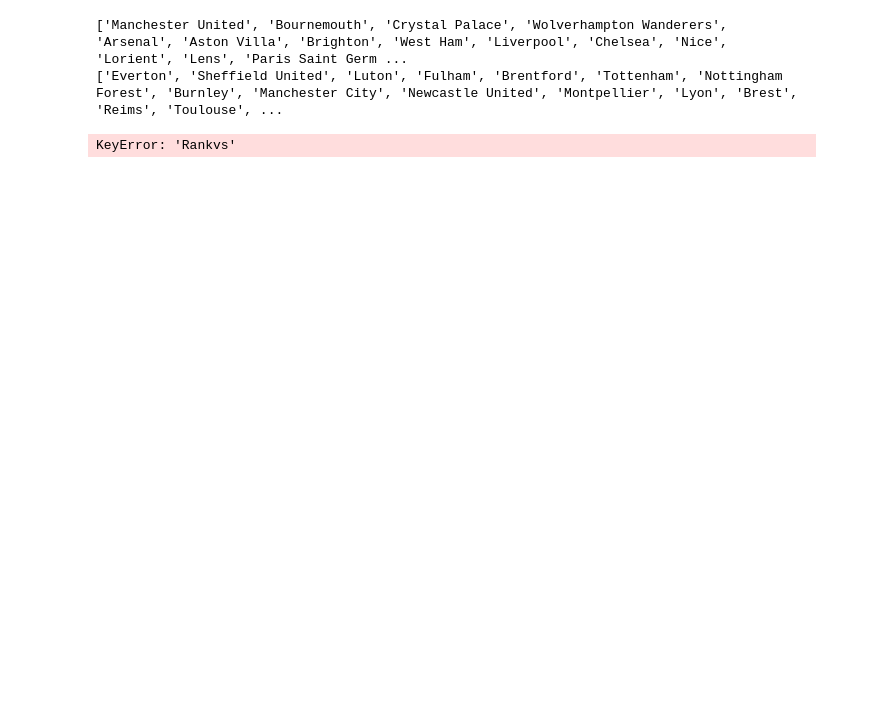
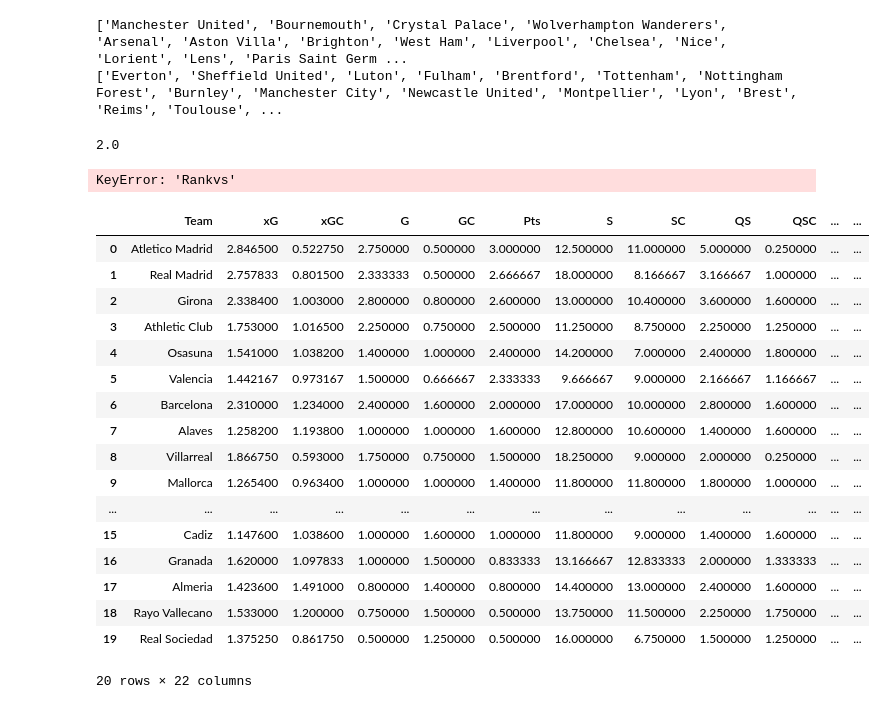
Before and after one commit to rpenn97/score_prediction_tool, a Jupyter notebook: Backend/scoresheet.ipynb, the cells around one changed output. Saved outputs shown, nothing was run; the diff lists cells and outputs as text; code cells hidden in the pictures; blank space fills up the shorter version.

Commit message:
rankvs in df

```diff
--- a/Backend/scoresheet.ipynb
+++ b/Backend/scoresheet.ipynb
@@ -310,9 +310,9 @@ def rank_decision():
         af = l10_table_a.loc[l10_table_a["Team"] == Away_Team]
         arec = table_a.loc[table_a["Team"] == Away_Team]
         hf_rank = float(hf['Rank'].item()) #2
-        # print(hf_rank)
+        print(hf_rank)
         hf_rankvs = float(hf['Rankvs'].item()) #2.4
-        # print(hf_rankvs)
+        print(hf_rankvs)
         hrec = float(hrec['Rank'].item()) #2
         # print(hrec)
         af_rank = float(af['Rank'].item()) #2
@@ -461,7 +461,30 @@ def rank_decision():
 scoresheet = rank_decision()
 scoresheet
 # %% [output]
-KeyError: 'Rankvs'
+2.0
+KeyError: 'Rankvs'
+# %%
+l10_table_h = pd.read_excel(r'../EDA_DF/LaLiga_understat.xlsx',sheet_name='last10_home')
+l10_table_h
+# %% [output]
+|  | Team | xG | xGC | G | GC | Pts | S | SC | QS | QSC | ... | ... |
+| 0 | Atletico Madrid | 2.846500 | 0.522750 | 2.750000 | 0.500000 | 3.000000 | 12.500000 | 11.000000 | 5.000000 | 0.250000 | ... | ... |
+| 1 | Real Madrid | 2.757833 | 0.801500 | 2.333333 | 0.500000 | 2.666667 | 18.000000 | 8.166667 | 3.166667 | 1.000000 | ... | ... |
+| 2 | Girona | 2.338400 | 1.003000 | 2.800000 | 0.800000 | 2.600000 | 13.000000 | 10.400000 | 3.600000 | 1.600000 | ... | ... |
+| 3 | Athletic Club | 1.753000 | 1.016500 | 2.250000 | 0.750000 | 2.500000 | 11.250000 | 8.750000 | 2.250000 | 1.250000 | ... | ... |
+| 4 | Osasuna | 1.541000 | 1.038200 | 1.400000 | 1.000000 | 2.400000 | 14.200000 | 7.000000 | 2.400000 | 1.800000 | ... | ... |
+| 5 | Valencia | 1.442167 | 0.973167 | 1.500000 | 0.666667 | 2.333333 | 9.666667 | 9.000000 | 2.166667 | 1.166667 | ... | ... |
+| 6 | Barcelona | 2.310000 | 1.234000 | 2.400000 | 1.600000 | 2.000000 | 17.000000 | 10.000000 | 2.800000 | 1.600000 | ... | ... |
+| 7 | Alaves | 1.258200 | 1.193800 | 1.000000 | 1.000000 | 1.600000 | 12.800000 | 10.600000 | 1.400000 | 1.600000 | ... | ... |
+| 8 | Villarreal | 1.866750 | 0.593000 | 1.750000 | 0.750000 | 1.500000 | 18.250000 | 9.000000 | 2.000000 | 0.250000 | ... | ... |
+| 9 | Mallorca | 1.265400 | 0.963400 | 1.000000 | 1.000000 | 1.400000 | 11.800000 | 11.800000 | 1.800000 | 1.000000 | ... | ... |
+| ... | ... | ... | ... | ... | ... | ... | ... | ... | ... | ... | ... | ... |
+| 15 | Cadiz | 1.147600 | 1.038600 | 1.000000 | 1.600000 | 1.000000 | 11.800000 | 9.000000 | 1.400000 | 1.600000 | ... | ... |
+| 16 | Granada | 1.620000 | 1.097833 | 1.000000 | 1.500000 | 0.833333 | 13.166667 | 12.833333 | 2.000000 | 1.333333 | ... | ... |
+| 17 | Almeria | 1.423600 | 1.491000 | 0.800000 | 1.400000 | 0.800000 | 14.400000 | 13.000000 | 2.400000 | 1.600000 | ... | ... |
+| 18 | Rayo Vallecano | 1.533000 | 1.200000 | 0.750000 | 1.500000 | 0.500000 | 13.750000 | 11.500000 | 2.250000 | 1.750000 | ... | ... |
+| 19 | Real Sociedad | 1.375250 | 0.861750 | 0.500000 | 1.250000 | 0.500000 | 16.000000 | 6.750000 | 1.500000 | 1.250000 | ... | ... |
+20 rows × 22 columns
 # %%
 # def poisson_dist():
 # %%
```
Also changed, not shown: 10 other files.
